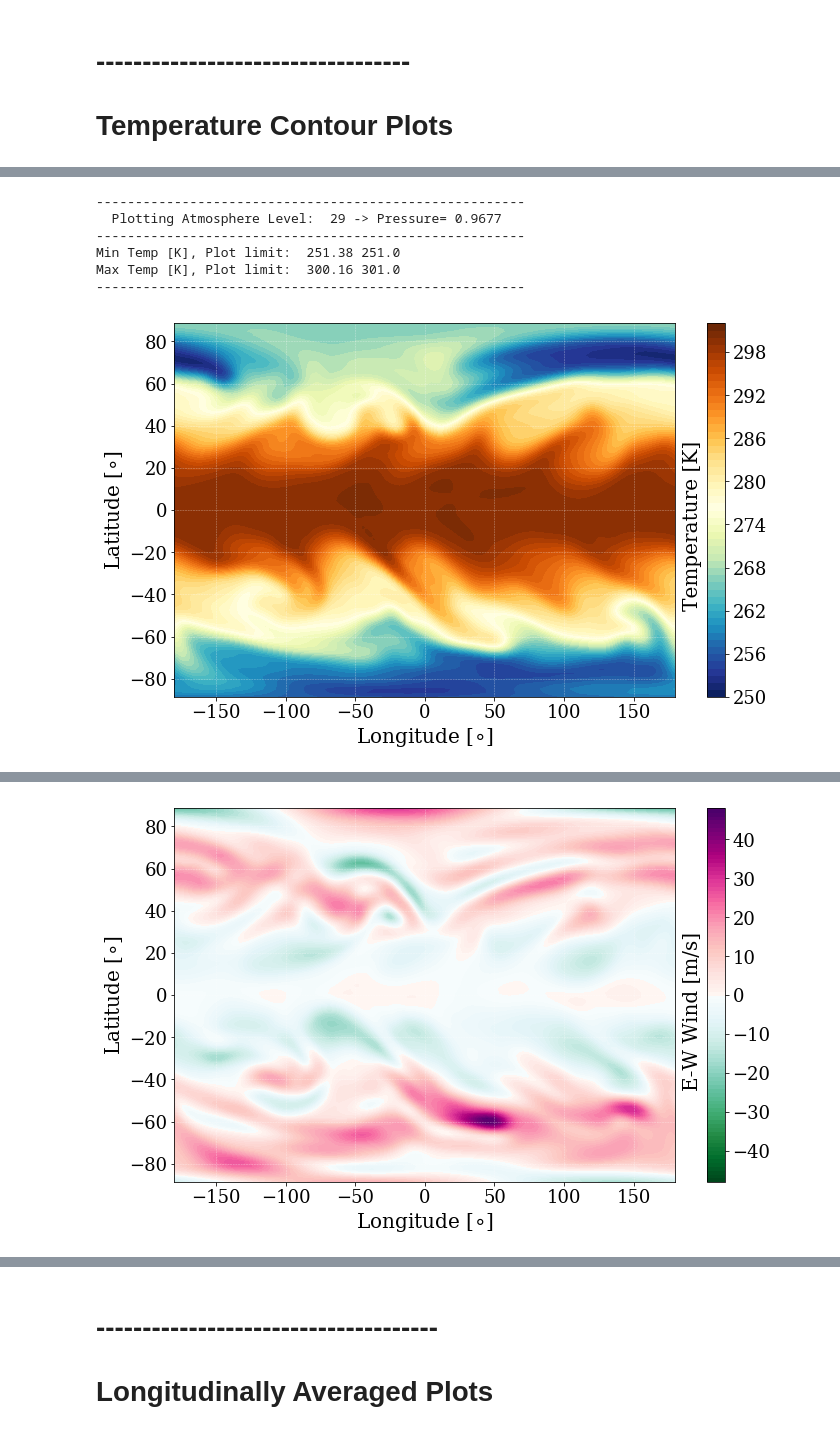
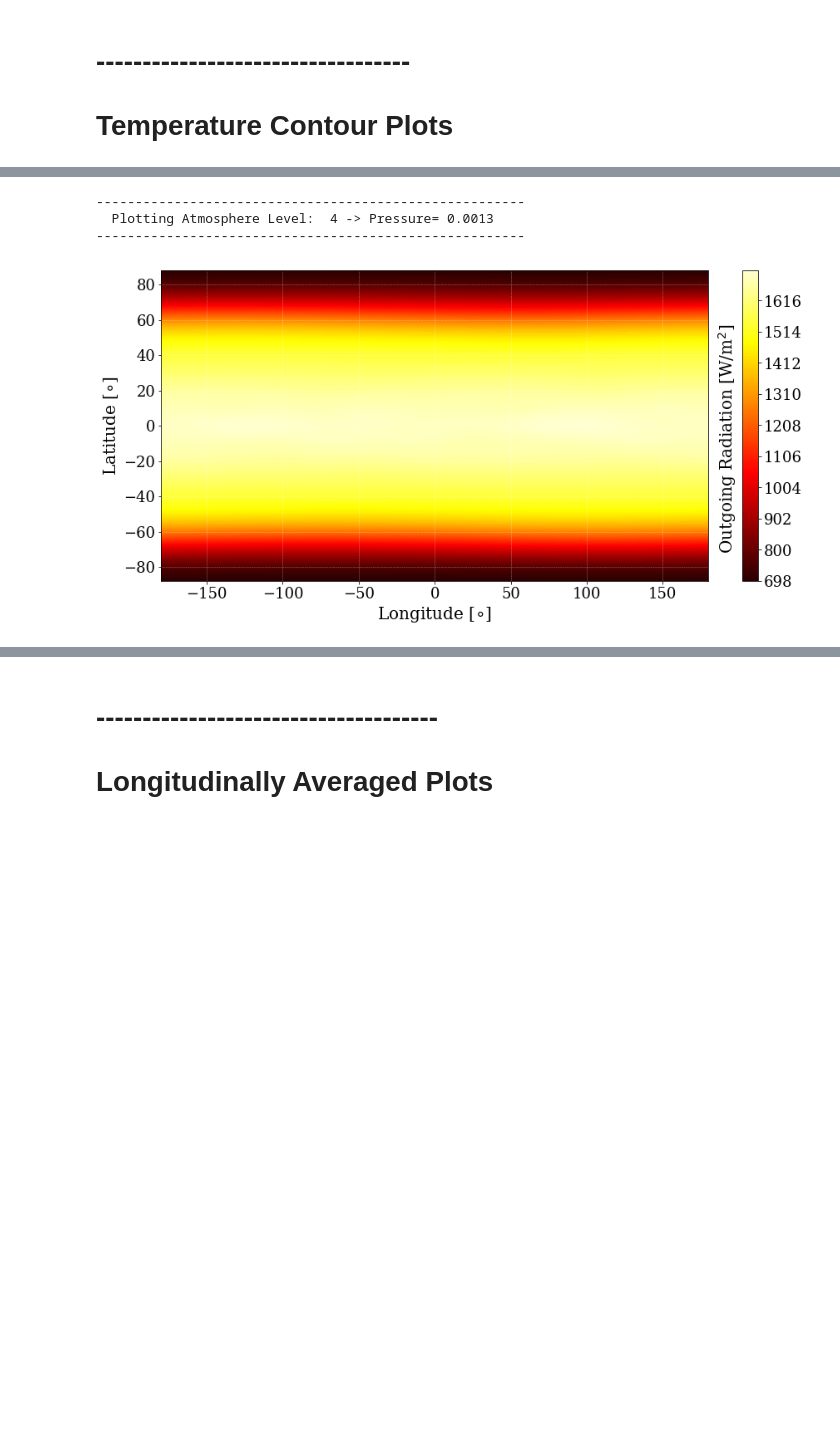
Before and after one commit to emily-rauscher/GCM_plots, a Jupyter notebook: PLOTS.ipynb, the cells around one changed output, grey strips where cells are left out. Cells and saved outputs as stored; diff of their text form; code cells hidden in the pictures; blank space fills up the shorter version.

Commit message:
added OLR plots

```diff
--- a/PLOTS.ipynb
+++ b/PLOTS.ipynb
@@ -3,7 +3,8 @@ from load_data import load_data
 
 path='Files/'
 LastOrbit_=True
+OLR_=True
 verbose=False
 
-runname,lon_arr,lat_arr,oom,surfp,p_BAR,data_26,data_lo=load_data(path,LastOrbit_,verbose)
+runname,lon_arr,lat_arr,oom,surfp,p_BAR,data_26,data_lo,data_olr=load_data(path,LastOrbit_,OLR_,verbose)
 # %% [output]
@@ -16,9 +21,9 @@ Surface Press [bar]:1.0
 # %%
 from igcm_Plot import igcm_Plot
 
-lev=29
+lev=4
 
-plot=0              #0=temp, 1=U wind, 2=V wind, 3=streamplot
+plot=4              #0=temp, 1=U wind, 2=V wind, 3=streamplot, 4=OLR
 
 vfrac=2.0           #for streamplot only
 
@@ -39,64 +44,66 @@ if plot==1:
     ptype='UWIND'
 if plot==2:
     ptype='VWIND'
 if plot==3:
     ptype='STREAM'
+if plot==4:
+    ptype='OLR'
 
 if ortho==True:
     pstyle='_ortho'
 else:
     pstyle=''
 
-savename=path+runname+'/'+ptype+str(int(lev))+pstyle+'.pdf'
+if plot<4:
+    savename=path+runname+'/'+ptype+str(int(lev))+pstyle+'.pdf'
+else:
+    savename=path+runname+'/'+ptype+pstyle+'.pdf'
 
 
 ver=True           #verbose output, PLOTS AND TEXT
 
 cbarL=0.0 #useful for multiple plots --- force lower limit of colorbars. SET 0 otherwise
 cbarM=0.0 #useful for multiple plots --- force upper limit of colorbars
 ex=1           # if you want to extend the colorbar. Default is 1 for temperature
 
 cbar_even=True #for Winds, center colorbar so that 0 is middle.
 ncolors=0  #0,sets so that each color step =1 in whatever units. otherwise =multiple of that
 
 %matplotlib inline
-igcm_Plot(plot,lon_arr,lat_arr,p_BAR,data_26,lev,latcenter,loncenter,ex,units_a,units_t,units_w,freeze,
+igcm_Plot(plot,lon_arr,lat_arr,p_BAR,data_olr,lev,latcenter,loncenter,ex,units_a,units_t,units_w,freeze,
           savefig,savename,ortho,ver,cbarL,cbarM,cbar_even,ncolors,vfrac,False)
-###########################
-plot=1
-ptype='UWIND'
-#cbarL=-33.0
-#cbarM=33.0
-savename=path+runname+'/'+ptype+str(int(lev))+pstyle+'.pdf'
+# ###########################
+# plot=1
+# ptype='UWIND'
+# #cbarL=-33.0
+# #cbarM=33.0
+# savename=path+runname+'/'+ptype+str(int(lev))+pstyle+'.pdf'
 
-igcm_Plot(plot,lon_arr,lat_arr,p_BAR,data_26,lev,latcenter,loncenter,ex,units_a,units_t,units_w,freeze,
-          savefig,savename,ortho,ver,cbarL,cbarM,cbar_even,ncolors,vfrac,False)
-###########################
-plot=2
-ptype='VWIND'
-#cbarL=-33.0
-#cbarM=33.0
-savename=path+runname+'/'+ptype+str(int(lev))+pstyle+'.pdf'
+# igcm_Plot(plot,lon_arr,lat_arr,p_BAR,data_26,lev,latcenter,loncenter,ex,units_a,units_t,units_w,freeze,
+#           savefig,savename,ortho,ver,cbarL,cbarM,cbar_even,ncolors,vfrac,False)
+# ###########################
+# plot=2
+# ptype='VWIND'
+# #cbarL=-33.0
+# #cbarM=33.0
+# savename=path+runname+'/'+ptype+str(int(lev))+pstyle+'.pdf'
 
-igcm_Plot(plot,lon_arr,lat_arr,p_BAR,data_26,lev,latcenter,loncenter,ex,units_a,units_t,units_w,freeze,
-          savefig,savename,ortho,ver,cbarL,cbarM,cbar_even,ncolors,vfrac,False)
-###########################
-plot=3
-ptype='STREAM'
-#cbarL=245.0
-#cbarM=305.0
-if ortho==True:
-    savename=path+runname+'/'+ptype+str(int(lev))+pstyle+'.png'
-else:
-    savename=path+runname+'/'+ptype+str(int(lev))+pstyle+'.pdf'
+# igcm_Plot(plot,lon_arr,lat_arr,p_BAR,data_26,lev,latcenter,loncenter,ex,units_a,units_t,units_w,freeze,
+#           savefig,savename,ortho,ver,cbarL,cbarM,cbar_even,ncolors,vfrac,False)
+# ###########################
+# plot=3
+# ptype='STREAM'
+# #cbarL=245.0
+# #cbarM=305.0
+# if ortho==True:
+#     savename=path+runname+'/'+ptype+str(int(lev))+pstyle+'.png'
+# else:
+#     savename=path+runname+'/'+ptype+str(int(lev))+pstyle+'.pdf'
 
-igcm_Plot(plot,lon_arr,lat_arr,p_BAR,data_26,lev,latcenter,loncenter,ex,units_a,units_t,units_w,freeze,
-          savefig,savename,ortho,ver,cbarL,cbarM,cbar_even,ncolors,vfrac,False)
+# igcm_Plot(plot,lon_arr,lat_arr,p_BAR,data_26,lev,latcenter,loncenter,ex,units_a,units_t,units_w,freeze,
+#           savefig,savename,ortho,ver,cbarL,cbarM,cbar_even,ncolors,vfrac,False)
 # %% [output]
 -------------------------------------------------------
-  Plotting Atmosphere Level:  29 -> Pressure= 0.9677
+  Plotting Atmosphere Level:  4 -> Pressure= 0.0013
 -------------------------------------------------------
-Min Temp [K], Plot limit:  251.38 251.0
-Max Temp [K], Plot limit:  300.16 301.0
--------------------------------------------------------
-[figure, old version]
+[figure, new version]
@@ -109 +109,0 @@ Max UWind [m/s], Plot limit:  46.011 47.0
-[figure, removed]
```
Also changed, not shown: parts of 4 cells of this notebook, 3 other files.
